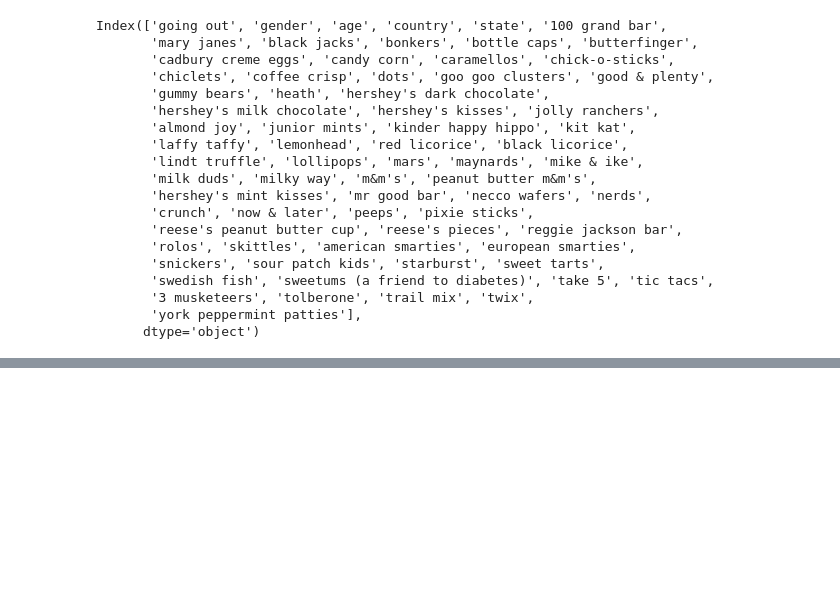
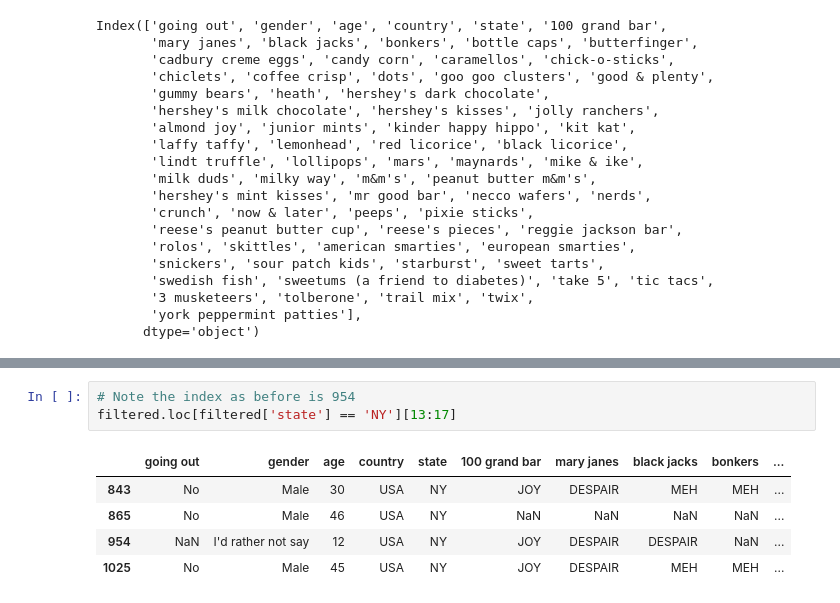
Before and after one commit to atolman01/Data_Cleaning_Halloween_Style, a Jupyter notebook: Data_Cleaning_Solution.ipynb, the cells around one changed output, grey strips where cells are left out. Drawn from its saved outputs; the diff is of its cells as text; blank space fills up the shorter version.

```diff
--- a/Data_Cleaning_Solution.ipynb
+++ b/Data_Cleaning_Solution.ipynb
@@ -396,0 +570,9 @@ print(filtered)
+# %%
+# Note the index as before is 954
+filtered.loc[filtered['state'] == 'NY'][13:17]
+# %% [output]
+|  | going out | gender | age | country | state | 100 grand bar | mary janes | black jacks | bonkers | ... |
+| 843 | No | Male | 30 | USA | NY | JOY | DESPAIR | MEH | MEH | ... |
+| 865 | No | Male | 46 | USA | NY | NaN | NaN | NaN | NaN | ... |
+| 954 | NaN | I'd rather not say | 12 | USA | NY | JOY | DESPAIR | DESPAIR | NaN | ... |
+| 1025 | No | Male | 45 | USA | NY | JOY | DESPAIR | MEH | MEH | ... |
```
Also changed, not shown: parts of 42 cells of this notebook.
